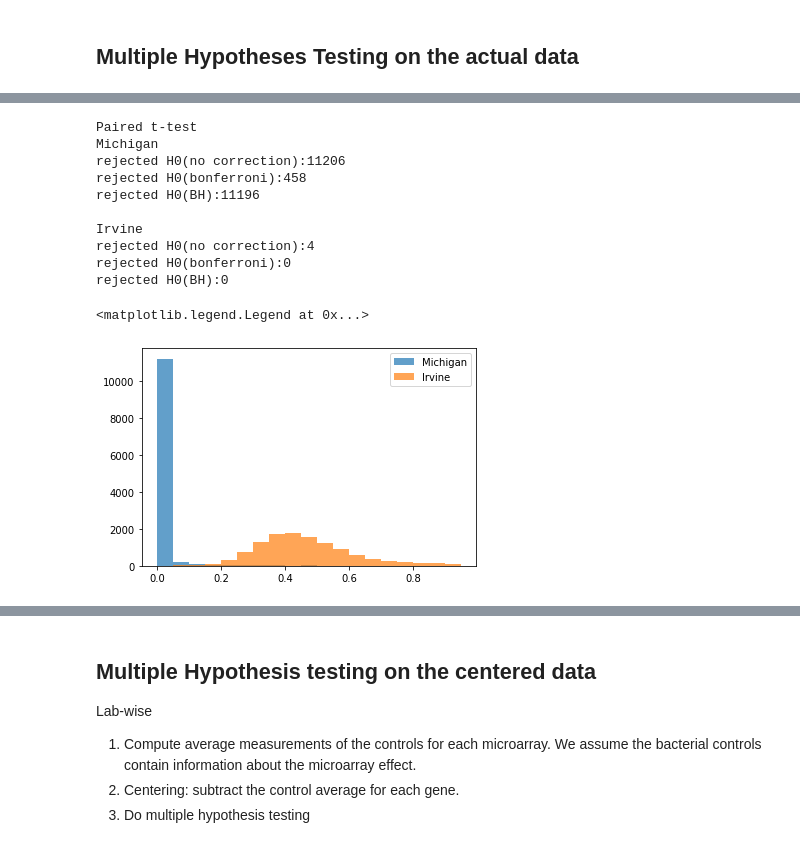
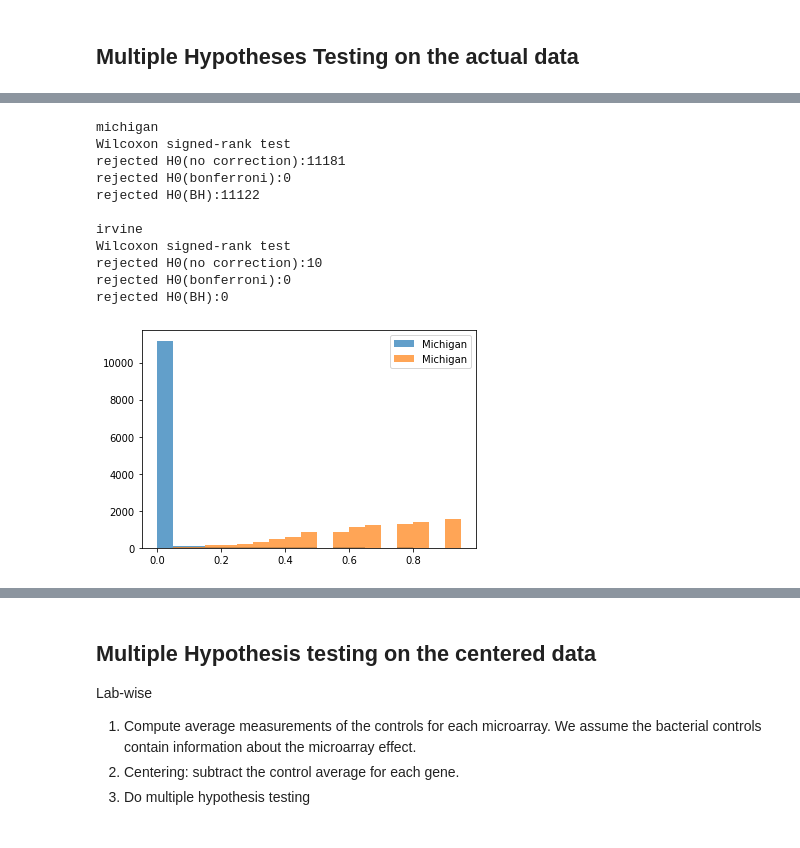
Before and after one commit to unique-subedi/604-gene-expression, a Jupyter notebook: Ahn_gene_expression_master.ipynb, the cells around one changed output, grey strips where cells are left out. Drawn from its saved outputs; the diff is of its cells as text; code cells hidden in the pictures.

```diff
--- a/Ahn_gene_expression_master.ipynb
+++ b/Ahn_gene_expression_master.ipynb
@@ -112,42 +66,0 @@ rejected H0(BH):0
-# %%
-# Paired t-test
-
-from scipy.stats import ttest_1samp
-# Michigan
-p_val = [ttest_1samp(michigan_diff.iloc[:,i], 0)[1] for i in np.arange(michigan_diff.shape[1])]
-pvals['michigan_t'] = p_val
-
-bonferr = multipletests(p_val, method='bonferroni')[0]  ; rejected['michigan_t_b'] = bonferr
-bh = multipletests(p_val, method='fdr_bh')[0]   ; rejected['michigan_t_bh'] = bh
-print('Paired t-test')
-print('Michigan')
-print('rejected H0(no correction):{}'.format(sum([i<0.05 for i in p_val])))
-print('rejected H0(bonferroni):{}'.format(sum(bonferr)))
-print('rejected H0(BH):{} \n'.format(sum(bh)))
-plt.hist(p_val, bins=np.arange(0, 1, 0.05), alpha=0.7, label='Michigan')
-
-# Irvine
-p_val = [ttest_1samp(irvine_diff.iloc[:,i], 0)[1] for i in np.arange(irvine_diff.shape[1])]
-pvals['irvine_t'] = p_val
-
-bonferr = multipletests(p_val, method='bonferroni')[0]  ; rejected['irvine_t_b'] = bonferr
-bh = multipletests(p_val, method='fdr_bh')[0]   ; rejected['irinve_t_bh'] = bh
-print('Irvine')
-print('rejected H0(no correction):{}'.format(sum([i<0.05 for i in p_val])))
-print('rejected H0(bonferroni):{}'.format(sum(bonferr)))
-print('rejected H0(BH):{} \n'.format(sum(bh)))
-plt.hist(p_val, bins=np.arange(0, 1, 0.05), alpha=0.7, label='Irvine')
-plt.legend()
-# %% [output]
-Paired t-test
-Michigan
-rejected H0(no correction):11206
-rejected H0(bonferroni):458
-rejected H0(BH):11196
-
-Irvine
-rejected H0(no correction):4
-rejected H0(bonferroni):0
-rejected H0(BH):0
-<matplotlib.legend.Legend at 0x...>
-[figure, removed]
@@ -153,0 +114,24 @@ rejected H0(BH):0
+# %%
+# `pvals` stores the pvalues, `rejected` stores the rejected H0 from the multiple hypothesis testing
+pvals = {}
+rejected = {}
+
+# Remove controls
+michigan_diff = michigan_diff[[c for c in michigan_diff.columns if c not in genes_c.index]]
+irvine_diff = irvine_diff[[c for c in irvine_diff.columns if c not in genes_c.index]]
+
+testing(michigan_diff, False, 'michigan', 'w')
+testing(irvine_diff, False, 'irvine', 'w')
+# %% [output]
+michigan
+Wilcoxon signed-rank test
+rejected H0(no correction):11181
+rejected H0(bonferroni):0
+rejected H0(BH):11122
+
+irvine
+Wilcoxon signed-rank test
+rejected H0(no correction):10
+rejected H0(bonferroni):0
+rejected H0(BH):0
+[figure, added]
```
Also changed, not shown: parts of 8 cells of this notebook.
